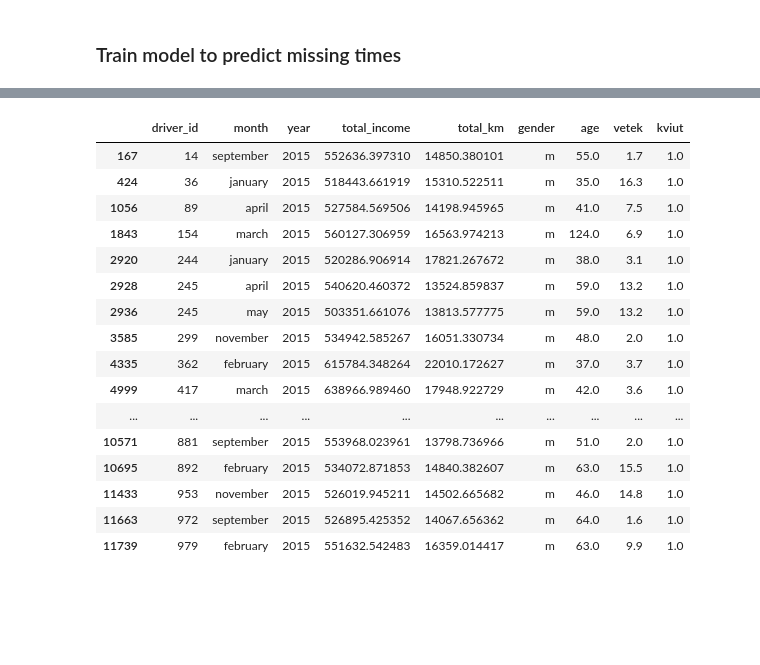
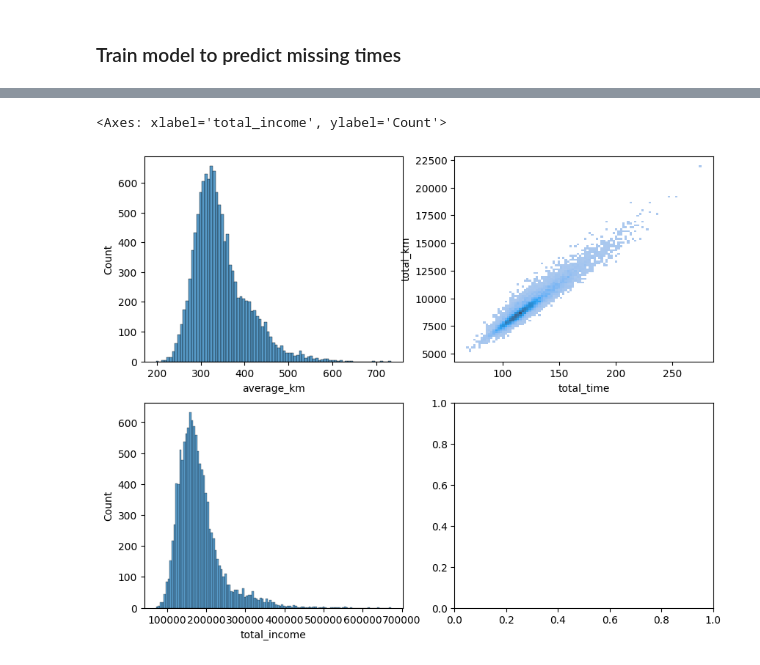
Before and after one commit to ronTohar1/CV_training, a Jupyter notebook: basic/python/Basic - Azrieli & Sons data/project_files/fix_data.ipynb, the cells around one changed output, grey strips where cells are left out. Saved outputs shown, nothing was run; the diff lists cells and outputs as text; code cells hidden in the pictures; blank space fills up the shorter version.

Commit message:
Added analayzing of data
Might still need to take care of outliers as we can see in the avg km or the total income graphs

```diff
--- a/basic/python/Basic - Azrieli & Sons data/project_files/fix_data.ipynb
+++ b/basic/python/Basic - Azrieli & Sons data/project_files/fix_data.ipynb
@@ -298,14 +299,17 @@ def create_main_table(trips_df):
 
     trips_with_fares = pd.merge(trips_df, taarif, on=["customer"],how="left")
     df = calculate_trips_cost(trips_with_fares)
+    df["num_drives"] = 1 # to count number of trips
+    df["total_time"] = (df["end_time"] - df["start_time"]) / timedelta(hours=1)
 
-    subset_columns = ["driver_id", "month", "year", "payment_with_bonus", "km"]
+    subset_columns = ["driver_id", "month", "year", "payment_with_bonus", "km", "num_drives","total_time"]
     df_to_concat = df[subset_columns]
     new_column_names = {'payment_with_bonus': 'total_income', 'km': 'total_km'}
     df_to_concat = df_to_concat.rename(columns=new_column_names)
 
-    cum_table = pd.concat([cum_table, df_to_concat], axis=0, join="outer")
-    cum_table = cum_table.reset_index().drop(columns=["index"])
+    # cum_table = pd.concat([cum_table, df_to_concat], axis=0, join="outer")
+    # cum_table = cum_table.reset_index().drop(columns=["index"])
+    cum_table = df_to_concat
     cum_table = cum_table.groupby(["driver_id","month","year"]).sum().reset_index()
 
     drivers_copy = drivers.copy()
@@ -313,7 +317,7 @@ def create_main_table(trips_df):
     drivers_copy = drivers_copy.rename(columns={"id":"driver_id"})
 
     cum_table = pd.merge(cum_table, drivers_copy[["driver_id","gender","age","vetek","kviut"]], on=["driver_id"], how="left")
-
+    cum_table["average_km"] = cum_table["total_km"] / cum_table["num_drives"]
     return cum_table
 
 # table = create_main_table(trip_files, trips_df)
@@ -438,5 +454,11 @@ def get_missing_end_time_fixed(trips_df, model):
     fixed_drive_timedelta = fixed_drive_time.apply(lambda x: timedelta(hours=x))
     df.loc[df["end_time"].isna(), "end_time"] = df.loc[df["end_time"].isna(), "start_time"] + fixed_drive_timedelta
     return df
+# %%
+def split_outliers(df):
+    df = trips_df
+    z_scores = (df['km'] - df['km'].mean()) / df['km'].std()
+    threshold = 1.5
+    return df[abs(z_scores) <= threshold], df[abs(z_scores) > threshold]
 # %%
 
@@ -481,0 +488,21 @@ no_outliers = trips_df[(~(((trips_df["drive_time"] >30) & ((trips_df["kph"] < 50
+# %%
+
+trips_df = create_trips_df(trip_files)
+# no_outliers = trips_df[(~(((trips_df["drive_time"] >30) & ((trips_df["kph"] < 50))) | ((trips_df["drive_time"] >30) & ((trips_df["kph"] > 150))) ))]
+# no_outliers = no_outliers[(no_outliers["km"] < 4000)]
+no_outliers, outliers = split_outliers(trips_df)
+
+model_end_time_predictions = train_model_start_time(no_outliers)
+model_start_time_predictions = train_model_end_time(no_outliers)
+
+slow_outliers = get_slow_outliers_fixed(trips_df, model_start_time_predictions)
+fast_outliers = get_fast_outliers_fixed(trips_df,model_start_time_predictions)
+outliers_list = [slow_outliers, fast_outliers]
+
+trips_df = get_outliers_fixed(trips_df,model_start_time_predictions, outliers_list, )
+
+
+
+
+trips_df = get_missing_start_time_fixed(trips_df, model=model_start_time_predictions)
+trips_df = get_missing_end_time_fixed(trips_df, model=model_end_time_predictions)
@@ -515,22 +524,8 @@ sns.histplot(x="total_income", data=table)
-# %%
-table[table["total_income"] > 500_000]
-# basic_trips_df = create_trips_df(trip_files)
-# basic_trips_df[basic_trips_df["driver_id"] == 972][basic_trips_df["month"] == "september"]["km"].sum()
-# %% [output]
-|  | driver_id | month | year | total_income | total_km | gender | age | vetek | kviut |
-| 167 | 14 | september | 2015 | 552636.397310 | 14850.380101 | m | 55.0 | 1.7 | 1.0 |
-| 424 | 36 | january | 2015 | 518443.661919 | 15310.522511 | m | 35.0 | 16.3 | 1.0 |
-| 1056 | 89 | april | 2015 | 527584.569506 | 14198.945965 | m | 41.0 | 7.5 | 1.0 |
-| 1843 | 154 | march | 2015 | 560127.306959 | 16563.974213 | m | 124.0 | 6.9 | 1.0 |
-| 2920 | 244 | january | 2015 | 520286.906914 | 17821.267672 | m | 38.0 | 3.1 | 1.0 |
-| 2928 | 245 | april | 2015 | 540620.460372 | 13524.859837 | m | 59.0 | 13.2 | 1.0 |
-| 2936 | 245 | may | 2015 | 503351.661076 | 13813.577775 | m | 59.0 | 13.2 | 1.0 |
-| 3585 | 299 | november | 2015 | 534942.585267 | 16051.330734 | m | 48.0 | 2.0 | 1.0 |
-| 4335 | 362 | february | 2015 | 615784.348264 | 22010.172627 | m | 37.0 | 3.7 | 1.0 |
-| 4999 | 417 | march | 2015 | 638966.989460 | 17948.922729 | m | 42.0 | 3.6 | 1.0 |
-| ... | ... | ... | ... | ... | ... | ... | ... | ... | ... |
-| 10571 | 881 | september | 2015 | 553968.023961 | 13798.736966 | m | 51.0 | 2.0 | 1.0 |
-| 10695 | 892 | february | 2015 | 534072.871853 | 14840.382607 | m | 63.0 | 15.5 | 1.0 |
-| 11433 | 953 | november | 2015 | 526019.945211 | 14502.665682 | m | 46.0 | 14.8 | 1.0 |
-| 11663 | 972 | september | 2015 | 526895.425352 | 14067.656362 | m | 64.0 | 1.6 | 1.0 |
-| 11739 | 979 | february | 2015 | 551632.542483 | 16359.014417 | m | 63.0 | 9.9 | 1.0 |
+# %%
+fig, axes = plt.subplots(2, 2, figsize=(10, 8))  # 2 rows, 1 column
+sns.histplot(data=table,x="average_km", ax=axes[0,0])
+sns.histplot(data=table,y="total_km",x="total_time",ax=axes[0,1])
+sns.histplot(x="total_income", data=table, ax=axes[1,0])
+# %% [output]
+<Axes: xlabel='total_income', ylabel='Count'>
+[figure, added]
```
Also changed, not shown: parts of 9 cells of this notebook, 2 other files.
